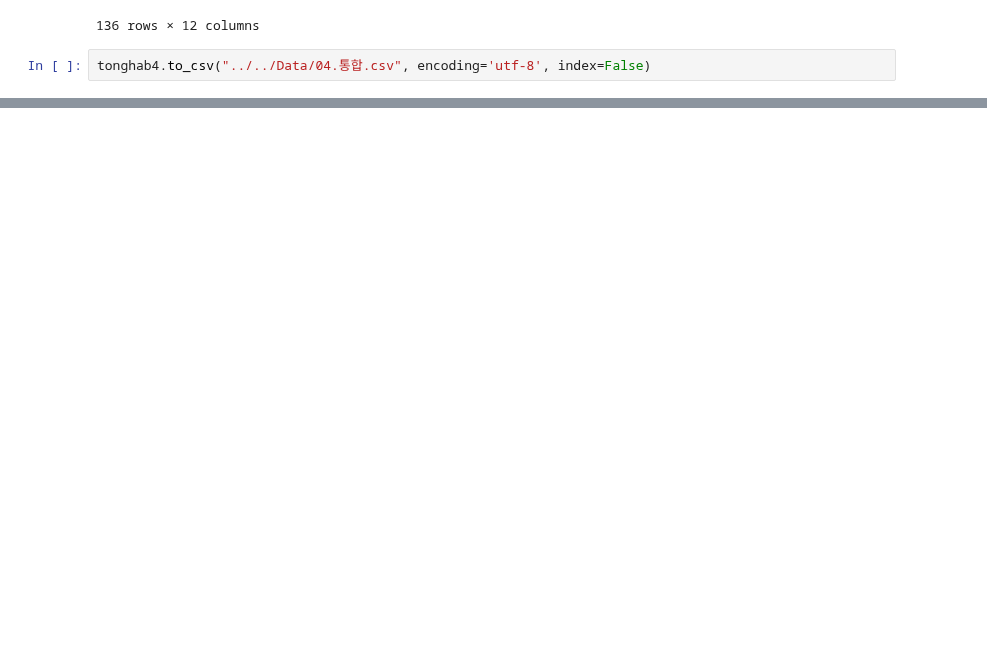
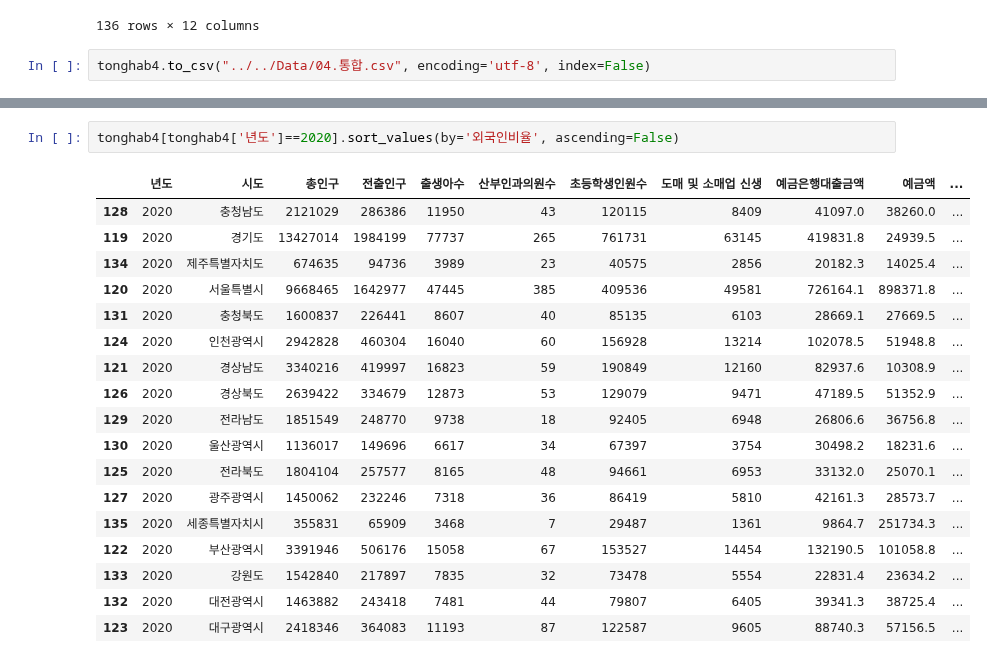
Before and after one commit to vxornjs11/Pytone_Flutter, a Jupyter notebook: Note/people/외국인등록자.ipynb, the cells around one changed output, grey strips where cells are left out. Saved outputs shown, nothing was run; the diff lists cells and outputs as text; blank space fills up the shorter version.

```diff
--- a/Note/people/외국인등록자.ipynb
+++ b/Note/people/외국인등록자.ipynb
@@ -563,0 +580,21 @@ tonghab4.to_csv("../../Data/04.통합.csv", encoding='utf-8', index=False)
+# %%
+tonghab4[tonghab4['년도']==2020].sort_values(by='외국인비율', ascending=False)
+# %% [output]
+|  | 년도 | 시도 | 총인구 | 전출인구 | 출생아수 | 산부인과의원수 | 초등학생인원수 | 도매 및 소매업 신생 | 예금은행대출금액 | 예금액 | ... |
+| 128 | 2020 | 충청남도 | 2121029 | 286386 | 11950 | 43 | 120115 | 8409 | 41097.0 | 38260.0 | ... |
+| 119 | 2020 | 경기도 | 13427014 | 1984199 | 77737 | 265 | 761731 | 63145 | 419831.8 | 24939.5 | ... |
+| 134 | 2020 | 제주특별자치도 | 674635 | 94736 | 3989 | 23 | 40575 | 2856 | 20182.3 | 14025.4 | ... |
+| 120 | 2020 | 서울특별시 | 9668465 | 1642977 | 47445 | 385 | 409536 | 49581 | 726164.1 | 898371.8 | ... |
+| 131 | 2020 | 충청북도 | 1600837 | 226441 | 8607 | 40 | 85135 | 6103 | 28669.1 | 27669.5 | ... |
+| 124 | 2020 | 인천광역시 | 2942828 | 460304 | 16040 | 60 | 156928 | 13214 | 102078.5 | 51948.8 | ... |
+| 121 | 2020 | 경상남도 | 3340216 | 419997 | 16823 | 59 | 190849 | 12160 | 82937.6 | 10308.9 | ... |
+| 126 | 2020 | 경상북도 | 2639422 | 334679 | 12873 | 53 | 129079 | 9471 | 47189.5 | 51352.9 | ... |
+| 129 | 2020 | 전라남도 | 1851549 | 248770 | 9738 | 18 | 92405 | 6948 | 26806.6 | 36756.8 | ... |
+| 130 | 2020 | 울산광역시 | 1136017 | 149696 | 6617 | 34 | 67397 | 3754 | 30498.2 | 18231.6 | ... |
+| 125 | 2020 | 전라북도 | 1804104 | 257577 | 8165 | 48 | 94661 | 6953 | 33132.0 | 25070.1 | ... |
+| 127 | 2020 | 광주광역시 | 1450062 | 232246 | 7318 | 36 | 86419 | 5810 | 42161.3 | 28573.7 | ... |
+| 135 | 2020 | 세종특별자치시 | 355831 | 65909 | 3468 | 7 | 29487 | 1361 | 9864.7 | 251734.3 | ... |
+| 122 | 2020 | 부산광역시 | 3391946 | 506176 | 15058 | 67 | 153527 | 14454 | 132190.5 | 101058.8 | ... |
+| 133 | 2020 | 강원도 | 1542840 | 217897 | 7835 | 32 | 73478 | 5554 | 22831.4 | 23634.2 | ... |
+| 132 | 2020 | 대전광역시 | 1463882 | 243418 | 7481 | 44 | 79807 | 6405 | 39341.3 | 38725.4 | ... |
+| 123 | 2020 | 대구광역시 | 2418346 | 364083 | 11193 | 87 | 122587 | 9605 | 88740.3 | 57156.5 | ... |
```
Also changed, not shown: parts of 1 cell of this notebook, 5 other files.
